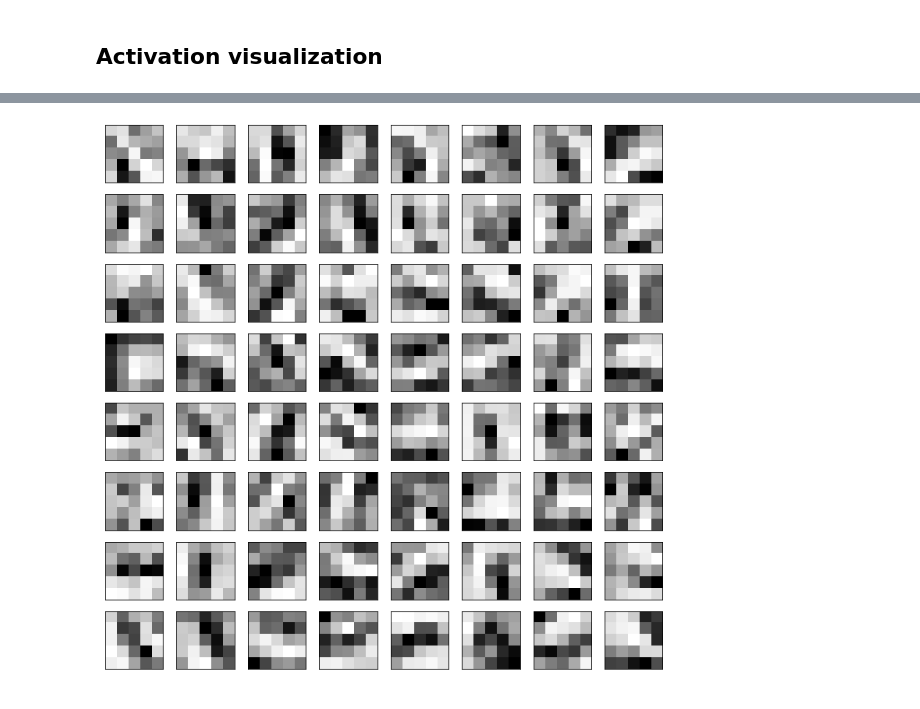
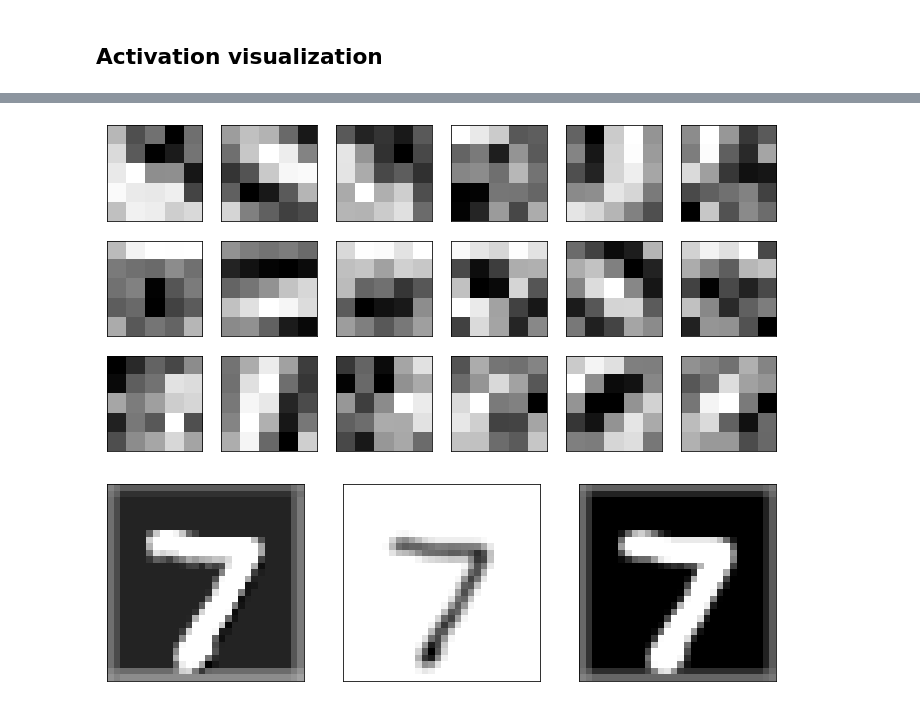
Before and after one commit to mballarin97/DLNN2020, a Jupyter notebook: Homework1/Classification/MNIST.ipynb, the cells around one changed output, grey strips where cells are left out. Drawn from its saved outputs; the diff is of its cells as text; code cells hidden in the pictures.

```diff
--- a/Homework1/Classification/MNIST.ipynb
+++ b/Homework1/Classification/MNIST.ipynb
@@ -265,6 +271,8 @@ plt.show()
 [figure]
 # %%
 for i in params:
+    i.pop('num_epochs')
+    i.pop('device')
     for k in i.keys():
         if k!= 'optimizer':
             i[k] = float(i[k])
@@ -350,10 +358,11 @@ KeyboardInterrupt:
 # Testing performances
 # %%
 device = torch.device("cuda") if torch.cuda.is_available() else torch.device("cpu")
-best_par = {'device': device, 'dropout': 0.12706427067881337, 'num_epochs': 50,
-            'learning_rate': 0.0002643832735589233, 'optimizer': 'adam', 'regularization': 0.0010940247433498423}
+best_par = {'device': device, 'dropout': 0.1375619974927903, 'num_epochs': 50,
+            'learning_rate': 0.0012453249410968343, 'optimizer': 'sgd', 'regularization': 0.007079373096818596,
+            'loss': 0.25480622}
 
-net = Net(dropout=0)#.to(device)
+net = Net(dropout=0).to(device)
 # %%
 net.load('best_parameters', device)
 # %%
@@ -369,6 +378,6 @@ Accuracy on test set: 0.999
 # %% [markdown]
 ## Activation visualization
 # %%
-weights_CV1 = net.conv1.weight.data.numpy()
-weights_CV2 = net.conv2.weight.data.numpy()
+weights_CV1 = net.conv1.weight.data.cpu().numpy()
+weights_CV2 = net.conv2.weight.data.cpu().numpy()
 # %%
@@ -378,7 +387,7 @@ weights_CV1.shape
 # %%
-fig, ax = plt.subplots(4,8, figsize=(12, 5))
+fig, ax = plt.subplots(1,3, figsize=(12, 5))
 ax = ax.flatten()
-for i in range(32):
+for i in range(3):
     ax[i].imshow( weights_CV1[i, 0, :, :], cmap='Greys')
     ax[i].set_xticks([])
     ax[i].set_yticks([])
@@ -387,9 +396,29 @@ for i in range(32):
 # %%
-fig, ax = plt.subplots(8,8, figsize=(12, 12))
+fig, ax = plt.subplots(3,6, figsize=(12, 6))
 ax = ax.flatten()
-for i in range(64):
-    ax[i].imshow( weights_CV2[i, 5, :,:], cmap='Greys')
-    ax[i].set_xticks([])
-    ax[i].set_yticks([])
+for i in range(6):
+    for j in range(3):
+        ax[i*3+j].imshow( weights_CV2[i, j, :,:], cmap='Greys')
+        ax[i*3+j].set_xticks([])
+        ax[i*3+j].set_yticks([])
 # %% [output]
-[figure, old version]
+[figure, new version]
+# %%
+image_load = DataLoader(test_dataset, batch_size=1, shuffle=False)
+with torch.no_grad(): # Disable gradient tracking
+    for sample_batched in (image_load):
+        # Move data to device
+        x_batch = sample_batched[0].to(device)
+        # Forward pass
+        out, add_out = net.forward(x_batch, additional_out=0)
+        add_out = add_out.cpu().numpy()
+        break
+
+fig, ax = plt.subplots(1,3, figsize=(12, 5))
+ax = ax.flatten()
+for i in range(3):
+    ax[i].imshow( add_out[0, i, :, :], cmap='Greys')
+    ax[i].set_xticks([])
+    ax[i].set_yticks([])
+# %% [output]
+[figure, added]
```
Also changed, not shown: parts of 8 cells of this notebook, 2 other files.
